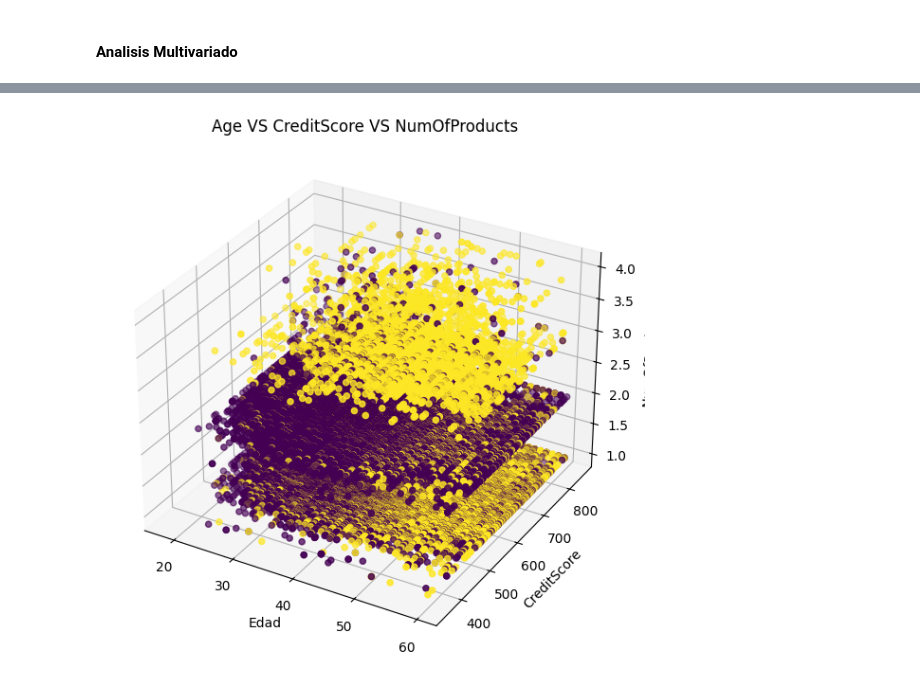
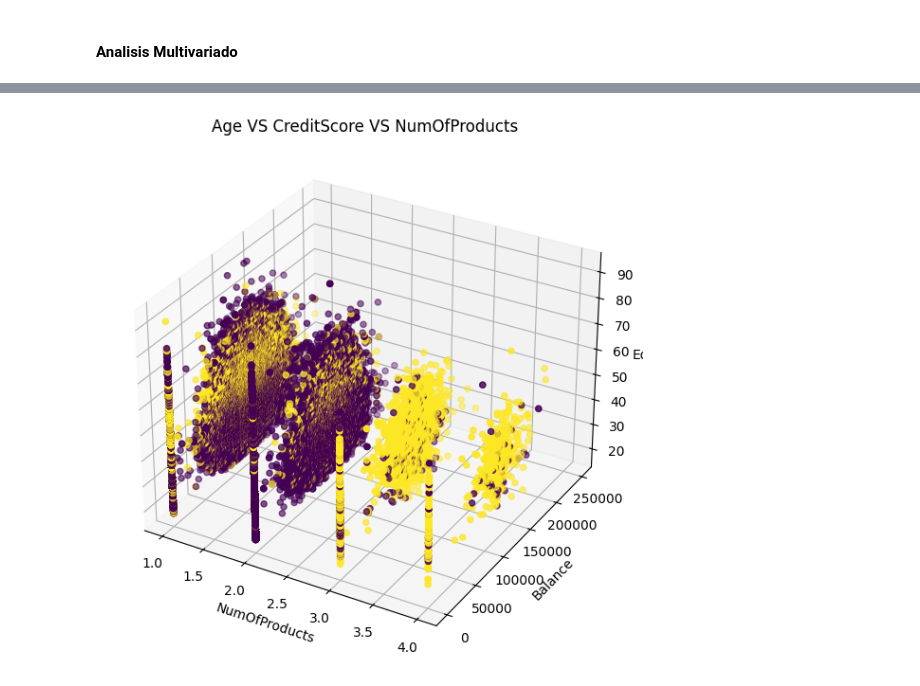
Before and after one commit to arielRas/KaggleCompetition-Coder52295, a Jupyter notebook: Eda.ipynb, the cells around one changed output, grey strips where cells are left out. Saved outputs shown, nothing was run; the diff lists cells and outputs as text; code cells hidden in the pictures.

```diff
--- a/Eda.ipynb
+++ b/Eda.ipynb
@@ -148,12 +148,12 @@ plt.show()
 # %%
 #Age VS CreditScore VS NumOfProducts
 fig, ax = plt.subplots(subplot_kw={"projection": "3d"}, figsize=(15,6))
-ax.scatter(df.Age, df.CreditScore, df.NumOfProducts,  c=df.Exited)
-ax.set(xlabel='Edad',
-       ylabel='CreditScore',
-       zlabel='NumOfProducts')
+ax.scatter(df.NumOfProducts, df.Balance, df.Age,  c=df.Exited)
+ax.set(xlabel='NumOfProducts',
+       ylabel='Balance',
+       zlabel='Edad')
 plt.title('Age VS CreditScore VS NumOfProducts')
 plt.tight_layout()
 plt.show()
 # %% [output]
-[figure, old version]
+[figure, new version]
```
Also changed, not shown: parts of 8 cells of this notebook, 1 other file.
